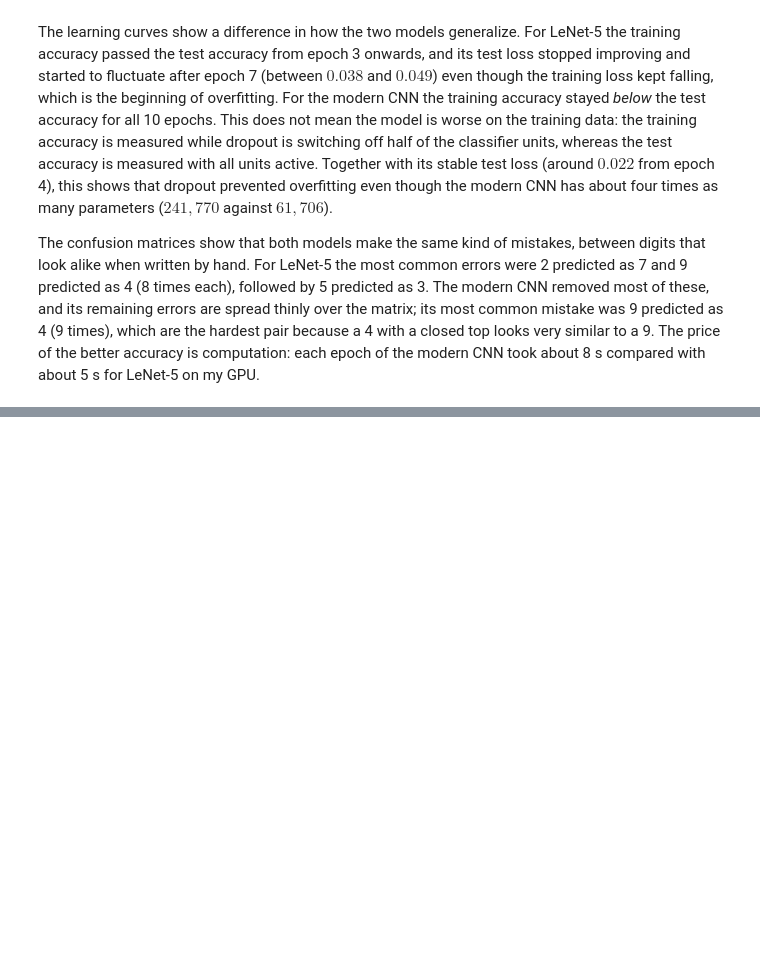
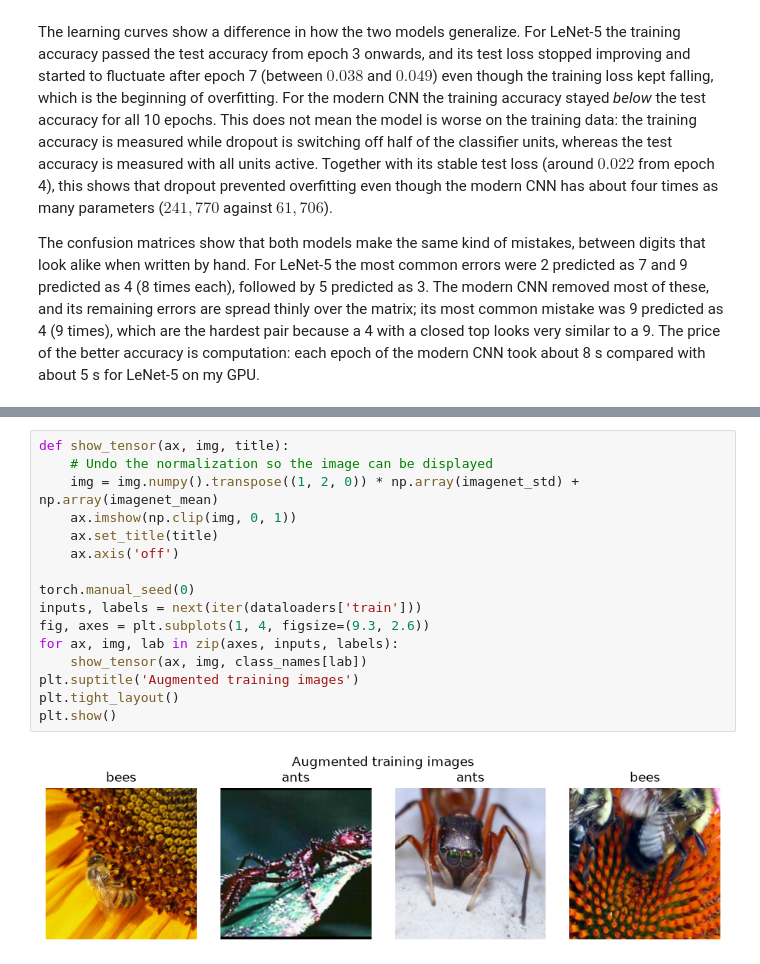
Before and after one commit to denethp/CV-Assignment-03, a Jupyter notebook: 230502X_a03.ipynb, the cells around one changed output, grey strips where cells are left out. Saved outputs shown, nothing was run; the diff lists cells and outputs as text; blank space fills up the shorter version.

```diff
--- a/230502X_a03.ipynb
+++ b/230502X_a03.ipynb
@@ -651,0 +698,18 @@ to a 9. The price of the better accuracy is computation: each epoch of the moder
+# %%
+def show_tensor(ax, img, title):
+    # Undo the normalization so the image can be displayed
+    img = img.numpy().transpose((1, 2, 0)) * np.array(imagenet_std) + np.array(imagenet_mean)
+    ax.imshow(np.clip(img, 0, 1))
+    ax.set_title(title)
+    ax.axis('off')
+
+torch.manual_seed(0)
+inputs, labels = next(iter(dataloaders['train']))
+fig, axes = plt.subplots(1, 4, figsize=(9.3, 2.6))
+for ax, img, lab in zip(axes, inputs, labels):
+    show_tensor(ax, img, class_names[lab])
+plt.suptitle('Augmented training images')
+plt.tight_layout()
+plt.show()
+# %% [output]
+[figure, added]
```
Also changed, not shown: parts of 7 cells of this notebook.
